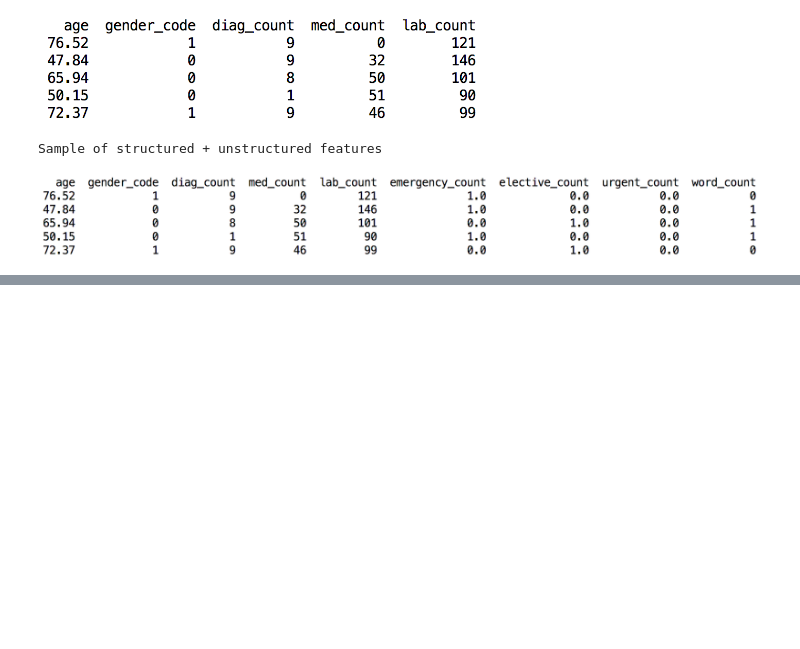
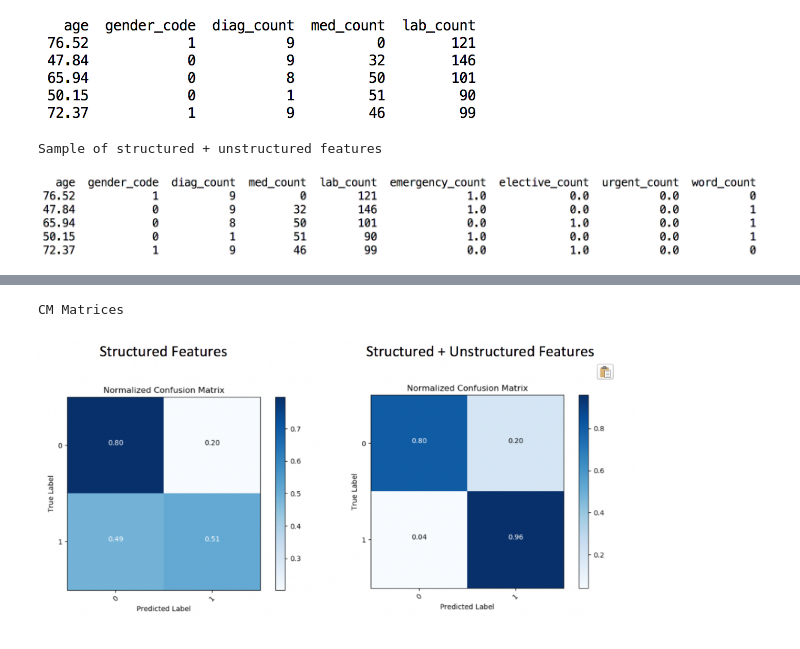
Before and after one commit to vasudhathinks/Personal-Projects, a Jupyter notebook: Healthcare_Project/final_proposal/Project Proposal.ipynb, the cells around one changed output, grey strips where cells are left out. Saved outputs shown, nothing was run; the diff lists cells and outputs as text; code cells hidden in the pictures; blank space fills up the shorter version.

```diff
--- a/Healthcare_Project/final_proposal/Project Proposal.ipynb
+++ b/Healthcare_Project/final_proposal/Project Proposal.ipynb
@@ -104,2 +104,8 @@ Results:
+# %%
+print('CM Matrices')
+Image(filename='cm_plots.png', width=600)
+# %% [output]
+CM Matrices
+[figure, added]
 # %%
 print('ROC Curves')
```
Also changed, not shown: parts of 3 cells of this notebook, 3 other files.
